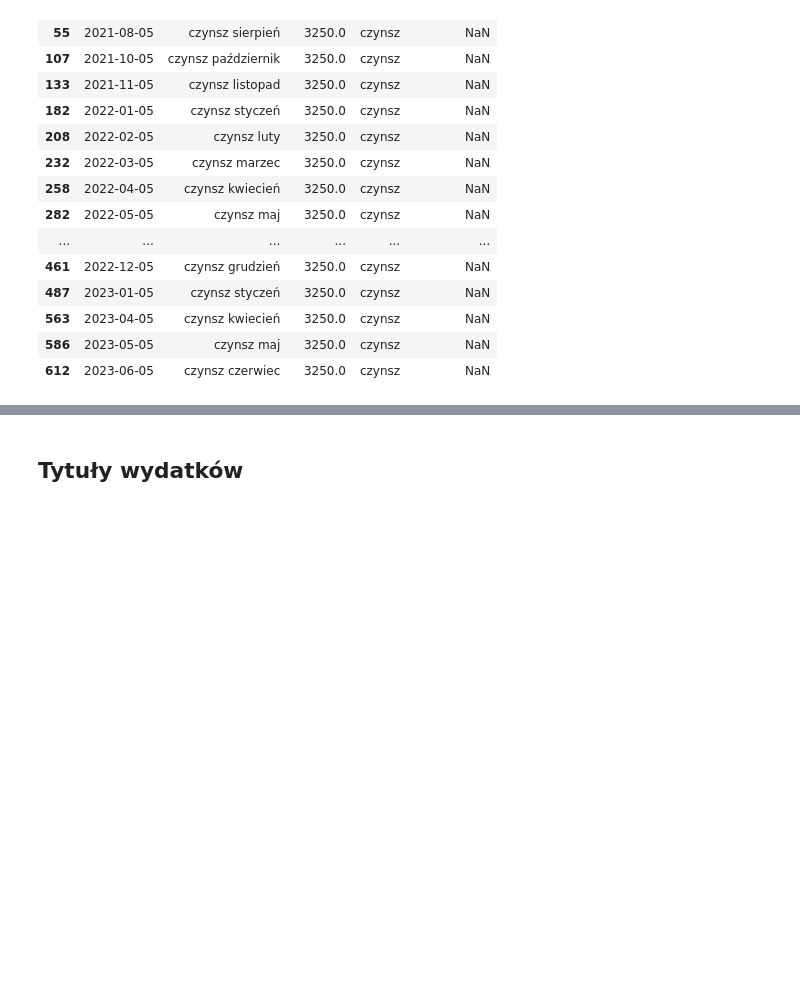
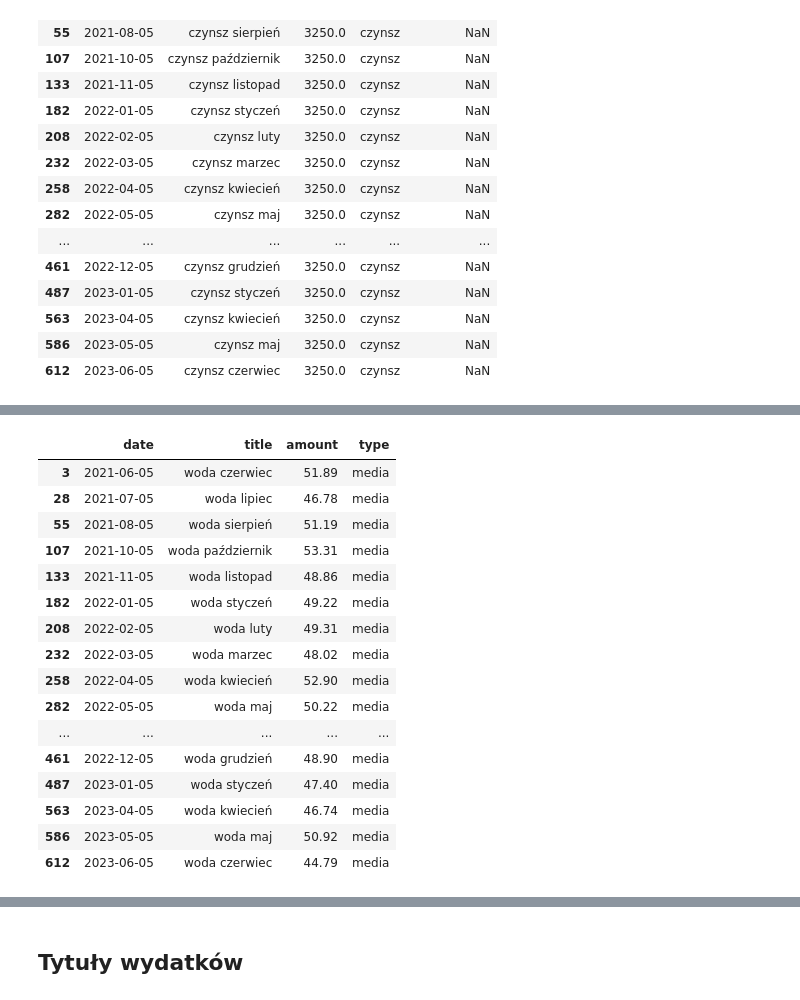
Before and after one commit to o-Mateo-o/geeks-and-dragons-db, a Jupyter notebook: notebooks/attempts/gen.ipynb, the cells around one changed output, grey strips where cells are left out. Drawn from its saved outputs; the diff is of its cells as text; code cells hidden in the pictures; blank space fills up the shorter version.

```diff
--- a/notebooks/attempts/gen.ipynb
+++ b/notebooks/attempts/gen.ipynb
@@ -421,0 +473,31 @@ pd.concat([maintenance_expenses, rent_generator()])
+# %%
+def water_generator():
+    date_df = prompt_dates.loc[prompt_dates['Data'].dt.day == 5, 'Data']
+    title = date_df.dt.month_name(locale='pl_PL').apply(lambda x: 'woda ' + str(x).lower())
+    df = pd.DataFrame({
+        'date': date_df,
+        'title': title,
+        'amount': [max(round(norm.rvs(50,2),2),15) for i in range(date_df.shape[0])],
+        'type': np.full((1, date_df.shape[0]), 'media')[0]
+    })
+    return df
+# %%
+water_generator()
+# %% [output]
+|  | date | title | amount | type |
+| 3 | 2021-06-05 | woda czerwiec | 51.89 | media |
+| 28 | 2021-07-05 | woda lipiec | 46.78 | media |
+| 55 | 2021-08-05 | woda sierpień | 51.19 | media |
+| 107 | 2021-10-05 | woda październik | 53.31 | media |
+| 133 | 2021-11-05 | woda listopad | 48.86 | media |
+| 182 | 2022-01-05 | woda styczeń | 49.22 | media |
+| 208 | 2022-02-05 | woda luty | 49.31 | media |
+| 232 | 2022-03-05 | woda marzec | 48.02 | media |
+| 258 | 2022-04-05 | woda kwiecień | 52.90 | media |
+| 282 | 2022-05-05 | woda maj | 50.22 | media |
+| ... | ... | ... | ... | ... |
+| 461 | 2022-12-05 | woda grudzień | 48.90 | media |
+| 487 | 2023-01-05 | woda styczeń | 47.40 | media |
+| 563 | 2023-04-05 | woda kwiecień | 46.74 | media |
+| 586 | 2023-05-05 | woda maj | 50.92 | media |
+| 612 | 2023-06-05 | woda czerwiec | 44.79 | media |
```
Also changed, not shown: parts of 13 cells of this notebook.
